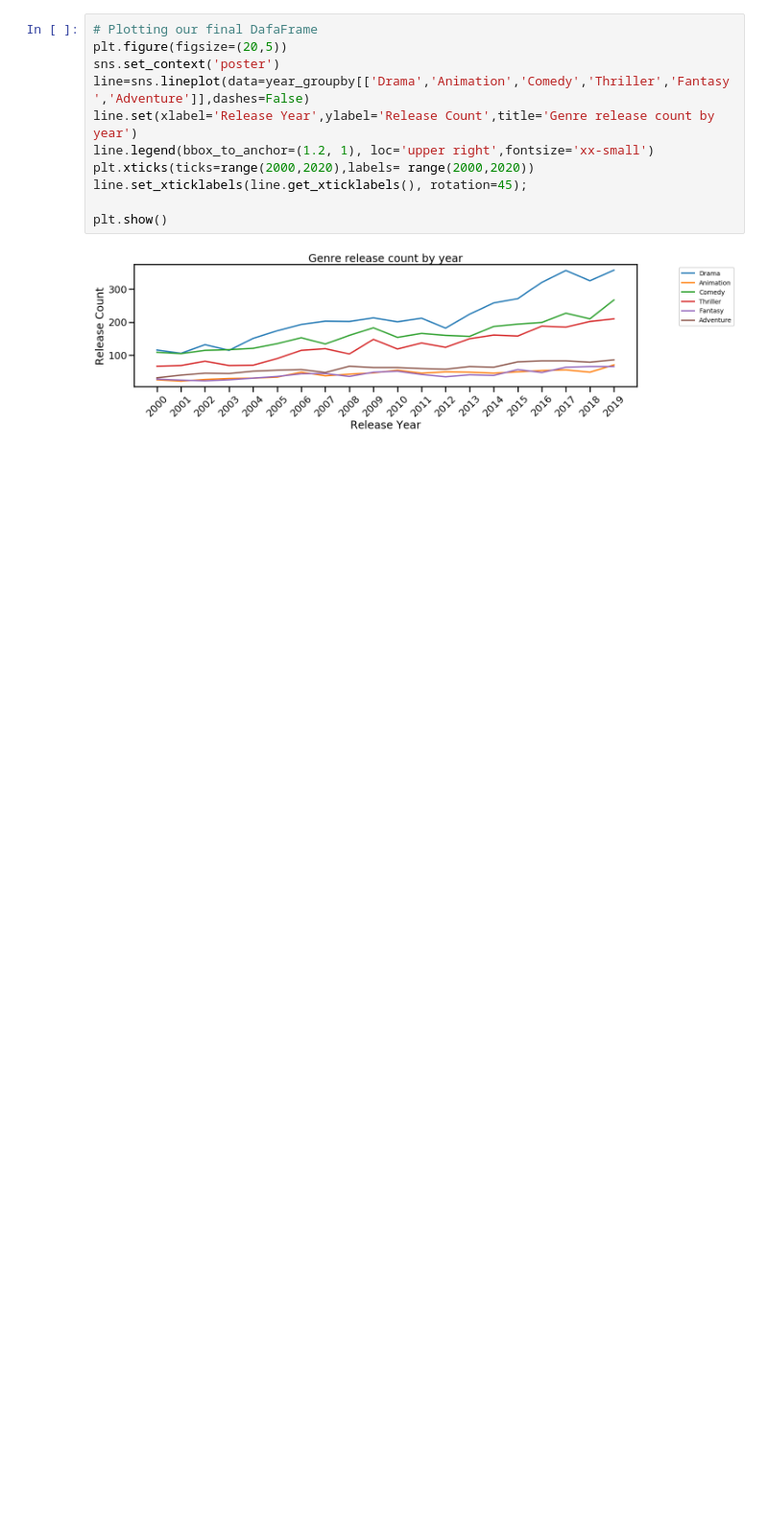
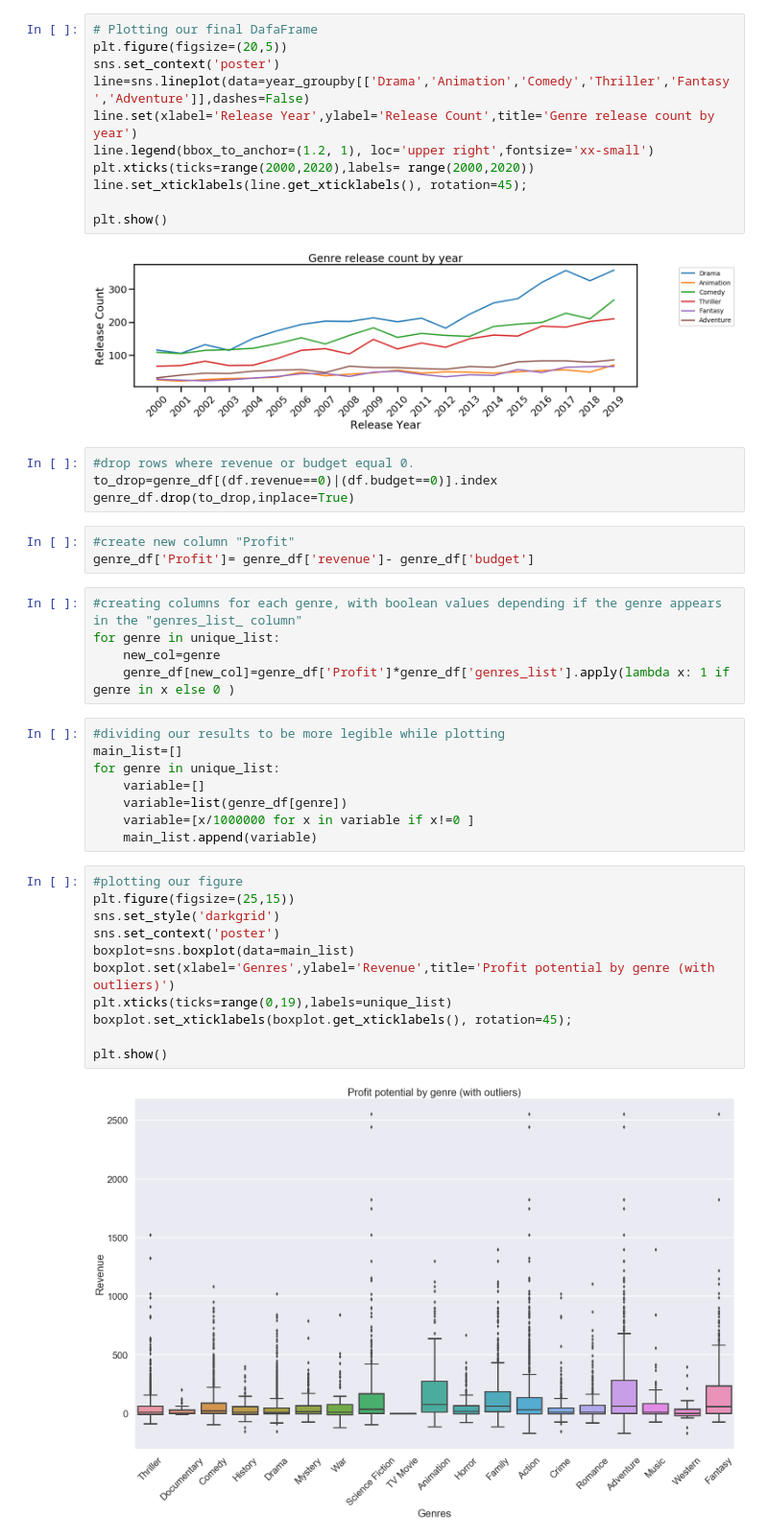
Before and after one commit to LeDorean/MovieDB_market_analysis, a Jupyter notebook: Untitled1.ipynb, the cells around one changed output. Shown: that part at 96% size. Saved outputs shown, nothing was run; the diff lists cells and outputs as text; blank space fills up the shorter version.

Commit message:
genre distribution visualization done

```diff
--- a/Untitled1.ipynb
+++ b/Untitled1.ipynb
@@ -246,3 +246,36 @@ line.set_xticklabels(line.get_xticklabels(), rotation=45);
 plt.show()
 # %% [output]
 [figure]
+# %%
+#drop rows where revenue or budget equal 0.
+to_drop=genre_df[(df.revenue==0)|(df.budget==0)].index
+genre_df.drop(to_drop,inplace=True)
+# %%
+#create new column "Profit"
+genre_df['Profit']= genre_df['revenue']- genre_df['budget']
+# %%
+#creating columns for each genre, with boolean values depending if the genre appears in the "genres_list_ column"
+for genre in unique_list:
+    new_col=genre
+    genre_df[new_col]=genre_df['Profit']*genre_df['genres_list'].apply(lambda x: 1 if genre in x else 0 )
+# %%
+#dividing our results to be more legible while plotting
+main_list=[]
+for genre in unique_list:
+    variable=[]
+    variable=list(genre_df[genre])
+    variable=[x/1000000 for x in variable if x!=0 ]
+    main_list.append(variable)
+# %%
+#plotting our figure
+plt.figure(figsize=(25,15))
+sns.set_style('darkgrid')
+sns.set_context('poster')
+boxplot=sns.boxplot(data=main_list)
+boxplot.set(xlabel='Genres',ylabel='Revenue',title='Profit potential by genre (with outliers)')
+plt.xticks(ticks=range(0,19),labels=unique_list)
+boxplot.set_xticklabels(boxplot.get_xticklabels(), rotation=45);
+
+plt.show()
+# %% [output]
+[figure, added]
```
